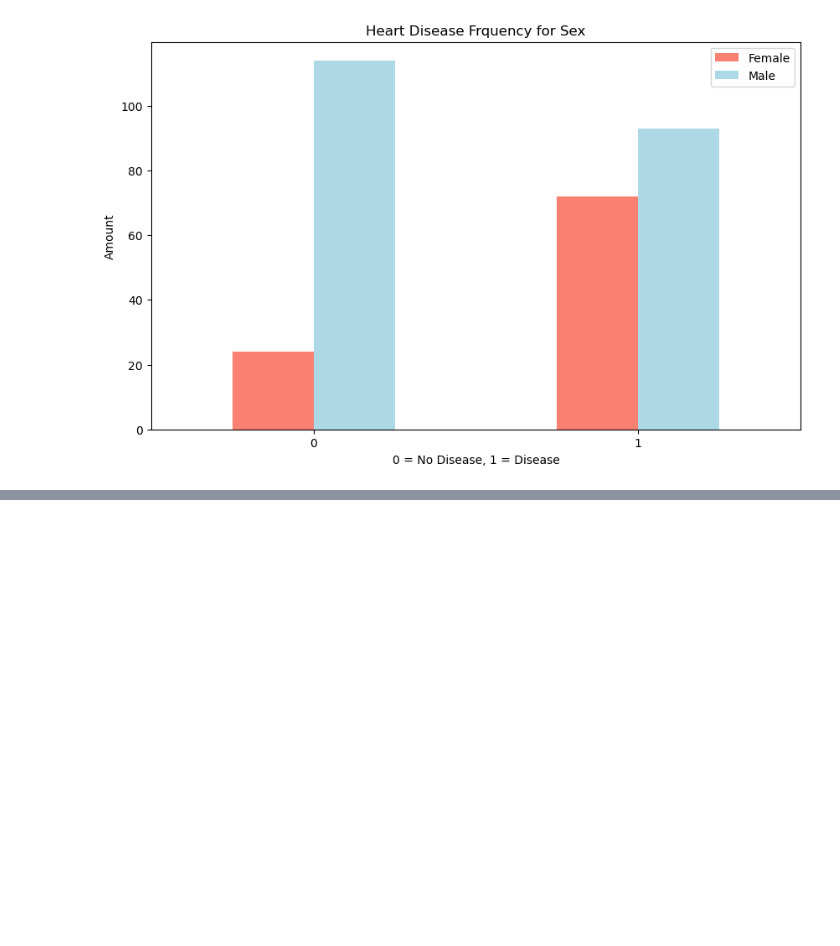
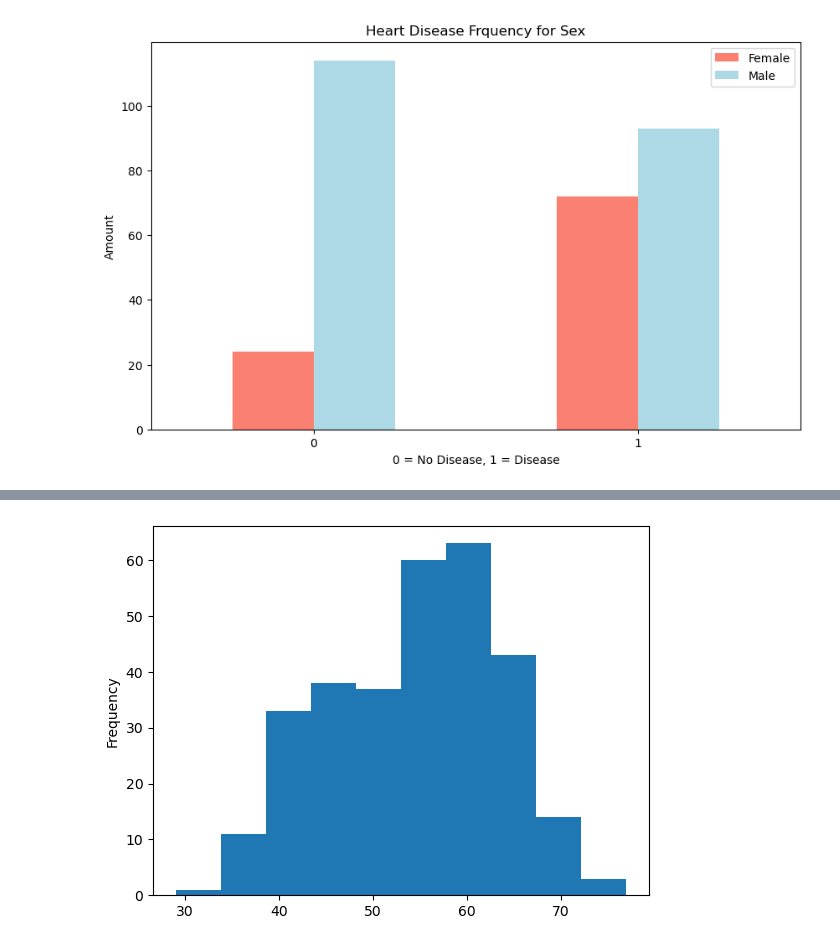
Before and after one commit to SurajSankarsingh/heart-disease-project, a Jupyter notebook: end-to-end-heart-disease-classification.ipynb, the cells around one changed output, grey strips where cells are left out. Drawn from its saved outputs; the diff is of its cells as text; code cells hidden in the pictures; blank space fills up the shorter version.

```diff
--- a/end-to-end-heart-disease-classification.ipynb
+++ b/end-to-end-heart-disease-classification.ipynb
@@ -231,0 +251,5 @@ plt.xticks(rotation=0);
+# %%
+# cheack the distribution of the age column with a histogram
+df.age.plot.hist();
+# %% [output]
+[figure, added]
```
Also changed, not shown: parts of 8 cells of this notebook.
